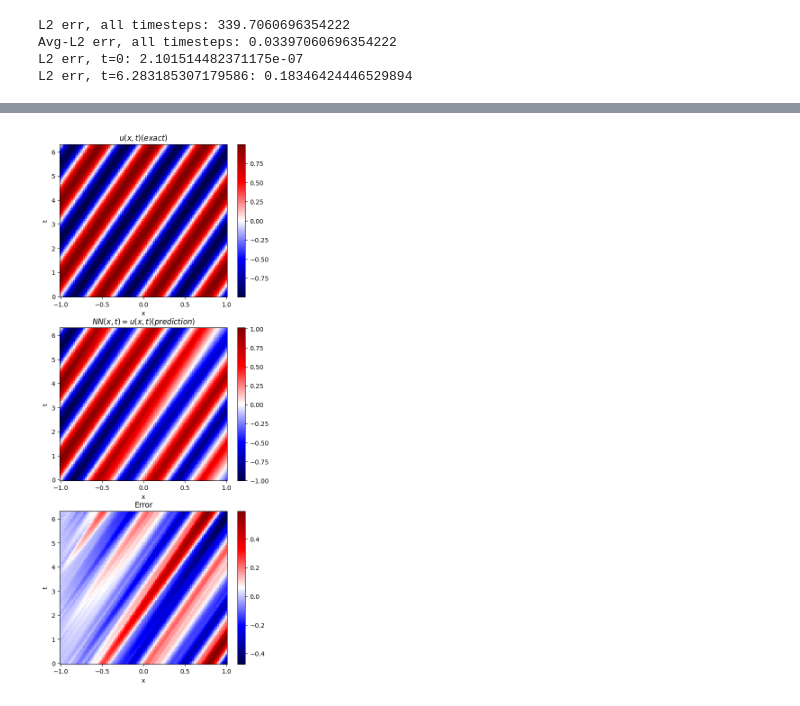
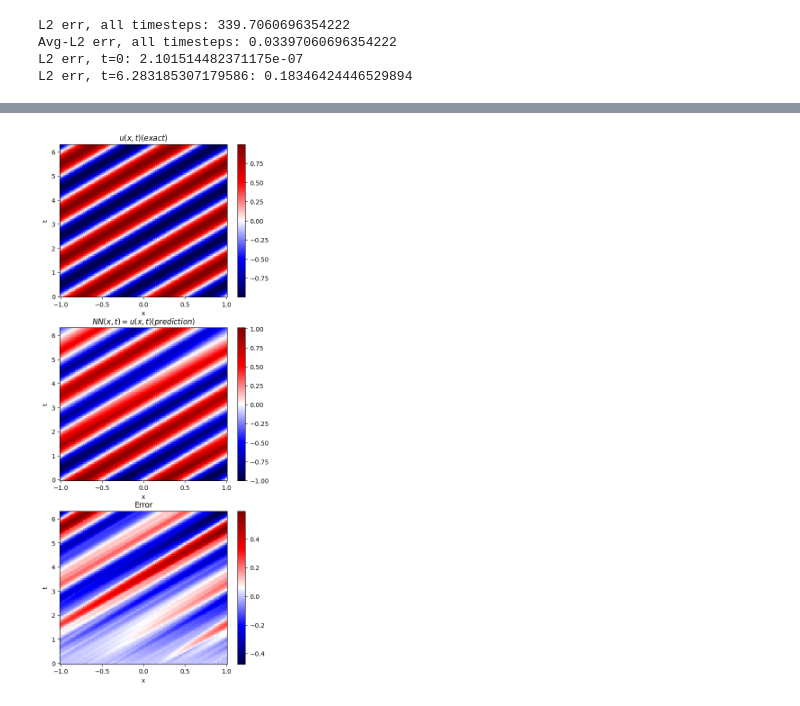
Before and after one commit to cakarsubasi/02687-scicomp, a Jupyter notebook: cem/Exercise5.ipynb, the cells around one changed output, grey strips where cells are left out. Drawn from its saved outputs; the diff is of its cells as text; code cells hidden in the pictures.

```diff
--- a/cem/Exercise5.ipynb
+++ b/cem/Exercise5.ipynb
@@ -194,7 +184,7 @@ import matplotlib.pyplot as plt
 
 # Assuming 'model' and 'device' are already defined and the model is trained.
 device = torch.device("cpu")
-model = PINN()
+model = PINN().to(device)
 model.load_state_dict(torch.load(PATH))
 
 # Generate predictions from the trained model
@@ -226,42 +216,74 @@ L2 err, t=6.283185307179586: 0.18346424446529894
 import numpy as np
 import matplotlib.pyplot as plt
 
-# Assuming your x_mesh and t_mesh are defined correctly in the tensor form.
-x = torch.linspace(xmin, xmax, nx, device=device).cpu().numpy()
-t = torch.linspace(tmin, tmax, nt, device=device).cpu().numpy()
+def plot_result(xmin, xmax, nx, tmin, tmax, nt, u_exact, u_pred, figname=None):
 
-# Since these are grid centers, calculate the step size and expand the grid to cover edges.
-x_step = (x[1] - x[0])
-t_step = (t[1] - t[0])
+    # Assuming your x_mesh and t_mesh are defined correctly in the tensor form.
+    x = torch.linspace(xmin, xmax, nx, device=device).cpu().numpy()
+    t = torch.linspace(tmin, tmax, nt, device=device).cpu().numpy()
 
-# Create new arrays that represent the edges, not the centers
-x_edges = np.append(x, x[-1] + x_step) - x_step/2
-t_edges = np.append(t, t[-1] + t_step) - t_step/2
+    # Since these are grid centers, calculate the step size and expand the grid to cover edges.
+    x_step = (x[1] - x[0])
+    t_step = (t[1] - t[0])
 
-# Use these arrays for pcolormesh
-fig, axes = plt.subplots(nrows=3, ncols=1, figsize=(6, 15))
+    # Create new arrays that represent the edges, not the centers
+    x_edges = np.append(x, x[-1] + x_step) - x_step/2
+    t_edges = np.append(t, t[-1] + t_step) - t_step/2
+    #x_edges = x
+    #t_edges = t
 
-# Exact solution
-ax = axes[0]
-cc = ax.pcolormesh(x_edges, t_edges, u_exact.reshape((nt, nx)), cmap='seismic', shading='auto')
-ax.set_xlabel('x')
-ax.set_ylabel('t')
-ax.set_title('$u(x,t) (exact)$')
-fig.colorbar(cc, ax=ax)
+    # Use these arrays for pcolormesh
+    fig, axes = plt.subplots(nrows=3, ncols=1, figsize=(6, 15))
 
-# Predicted solution
-ax = axes[1]
-cc = ax.pcolormesh(x_edges, t_edges, u_pred.reshape((nt, nx)), cmap='seismic', shading='auto')
-ax.set_xlabel('x')
-ax.set_ylabel('t')
-ax.set_title('$NN(x,t)\simeq u(x,t) (prediction)$')
-fig.colorbar(cc, ax=ax)
+    u_exact = u_exact.reshape((nx, nt)).transpose()
+    u_pred = u_pred.reshape((nx, nt)).transpose()
 
-# Errors
-ax = axes[2]
-cc = ax.pcolormesh(x_edges, t_edges, u_exact.reshape((nt, nx)) - u_pred.reshape((nt, nx)), cmap='seismic', shading='auto')
-ax.set_xlabel('x')
-ax.set_ylabel('t')
-ax.set_title('Error')
-fig.colorbar(cc, ax=ax)
+    # Exact solution
+    ax = axes[0]
+    cc = ax.pcolormesh(x_edges, t_edges, u_exact, cmap='seismic', shading='auto')
+    ax.set_xlabel('x')
+    ax.set_ylabel('t')
+    ax.set_title('$u(x,t) (exact)$')
+    fig.colorbar(cc, ax=ax)
+
+    # Predicted solution
+    ax = axes[1]
+    cc = ax.pcolormesh(x_edges, t_edges, u_pred, cmap='seismic', shading='auto')
+    ax.set_xlabel('x')
+    ax.set_ylabel('t')
+    ax.set_title('$NN(x,t)\simeq u(x,t) (prediction)$')
+    fig.colorbar(cc, ax=ax)
+
+    # Errors
+    ax = axes[2]
+    cc = ax.pcolormesh(x_edges, t_edges, u_exact - u_pred, cmap='seismic', shading='auto')
+    ax.set_xlabel('x')
+    ax.set_ylabel('t')
+    ax.set_title('Error')
+    fig.colorbar(cc, ax=ax)
+    if figname is not None:
+        fig.savefig(figname)
+
+def plot_wrapper(xmin, xmax, nx, tmin, tmax, nt, figname=None):
+    x = torch.linspace(xmin, xmax, nx, device=device).unsqueeze(1)
+    t = torch.linspace(tmin, tmax, nt, device=device).unsqueeze(1)
+    x_mesh, t_mesh = torch.meshgrid(x.flatten(), t.flatten())
+    x_mesh, t_mesh = x_mesh.flatten().unsqueeze(1), t_mesh.flatten().unsqueeze(1)
+    u_exact = u_real(eps, x_mesh, t_mesh).cpu().detach().numpy()
+
+    # Generate predictions from the trained model
+    model.eval()  # Set the model to evaluation mode
+    with torch.no_grad():
+        u_pred = model(x_mesh, t_mesh).cpu().numpy()
+    plot_result(xmin, xmax, nx, tmin, tmax, nt, u_exact, u_pred, figname)
+
+xmin, xmax, nx = -1, 1, 100
+tmin, tmax, nt = 0, 2*torch.pi, 100
+plot_wrapper(xmin, xmax, nx, tmin, tmax, nt, figname="ex5_training_plot.pdf")
+xmin, xmax, nx = -1, 1, 100
+tmin, tmax, nt = 0, 4*torch.pi, 100
+plot_wrapper(xmin, xmax, nx, tmin, tmax, nt, figname="ex5_future.pdf")
+xmin, xmax, nx = -6, 6, 100
+tmin, tmax, nt = 0, 2*torch.pi, 100
+plot_wrapper(xmin, xmax, nx, tmin, tmax, nt, figname="ex5_wider.pdf")
 # %% [output]
@@ -269 +290 @@ fig.colorbar(cc, ax=ax)
-[figure, old version]
+[figure, new version]
```
Also changed, not shown: parts of 5 cells of this notebook.
